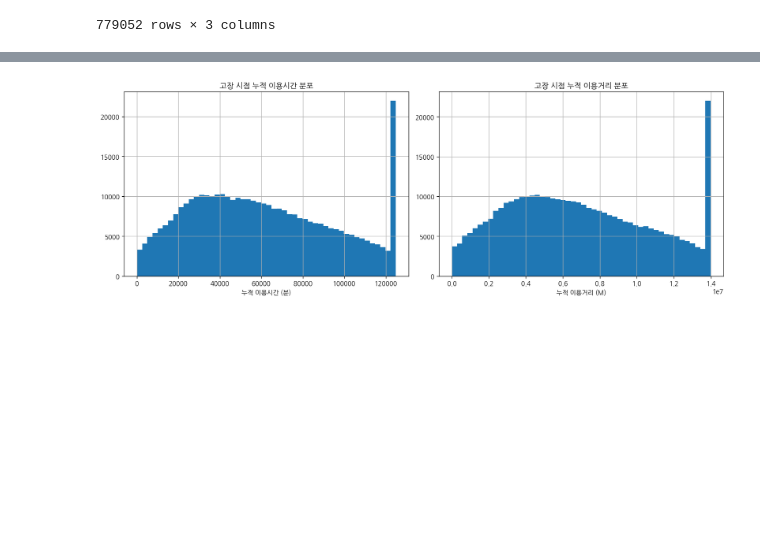
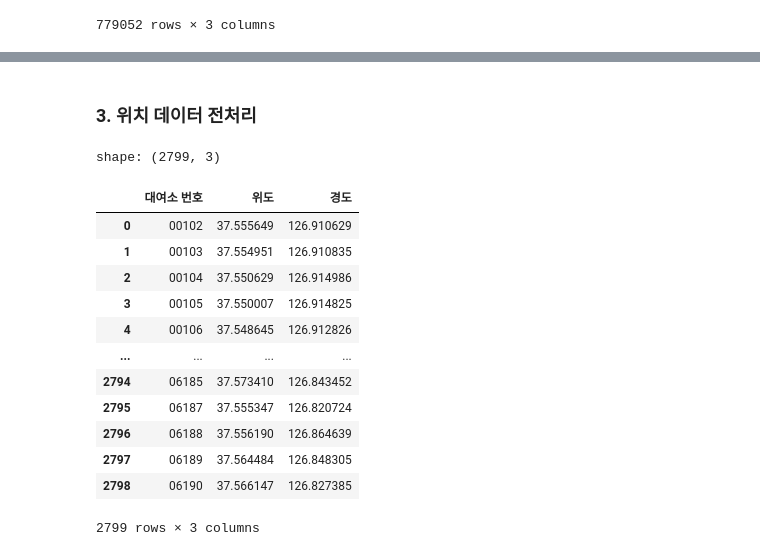
Before and after one commit to Jinx921/26-1_BITAmin_project, a Jupyter notebook: data_eda.ipynb, the cells around one changed output, grey strips where cells are left out. Saved outputs shown, nothing was run; the diff lists cells and outputs as text; code cells hidden in the pictures; blank space fills up the shorter version.

```diff
--- a/data_eda.ipynb
+++ b/data_eda.ipynb
@@ -665,21 +301,54 @@ Name: 고장간격_일, dtype: float64
-# %%
-# 자전거별 누적 이용시간/거리 계산
-merged_data = merged_data.sort_values(['자전거번호', 'date', 'hour'])
-merged_data['누적이용시간'] = merged_data.groupby('자전거번호')['시간별_총이용시간'].cumsum()
-merged_data['누적이용거리'] = merged_data.groupby('자전거번호')['시간별_총이용거리'].cumsum()
-
-# 고장 시점의 누적 사용량
-fault_usage = merged_data[merged_data['고장발생'] == 1][['누적이용시간', '누적이용거리']]
-
-fig, axes = plt.subplots(1, 2, figsize=(14,5))
-fault_usage['누적이용시간'].clip(upper=fault_usage['누적이용시간'].quantile(0.95)).hist(bins=50, ax=axes[0])
-axes[0].set_title('고장 시점 누적 이용시간 분포')
-axes[0].set_xlabel('누적 이용시간 (분)')
-
-fault_usage['누적이용거리'].clip(upper=fault_usage['누적이용거리'].quantile(0.95)).hist(bins=50, ax=axes[1])
-axes[1].set_title('고장 시점 누적 이용거리 분포')
-axes[1].set_xlabel('누적 이용거리 (M)')
-plt.tight_layout()
-plt.show()
-# %% [output]
-[figure, removed]
+# %% [markdown]
+### 3. 위치 데이터 전처리
+# %%
+# location 데이터 전처리
+LOCATION_PATH = os.path.join(base_path, "raw_data/location.csv")
+
+loc = pd.read_csv(
+    LOCATION_PATH,
+    encoding="utf-8-sig",
+    header=None,
+    skiprows=5,                         # 실제 데이터 시작 행
+    usecols=[0, 4, 5],                  # 대여소번호, 위도, 경도
+    names=["대여소 번호", "위도", "경도"],
+    dtype={0: "string"}
+)
+
+# 타입/포맷 정리
+loc["대여소 번호"] = (
+    loc["대여소 번호"].astype("string").str.strip()
+    .str.replace(r"\.0$", "", regex=True)
+    .str.replace(r"[^0-9]", "", regex=True)
+    .replace({"": pd.NA})
+)
+loc["위도"] = pd.to_numeric(loc["위도"], errors="coerce")
+loc["경도"] = pd.to_numeric(loc["경도"], errors="coerce")
+
+# 유효 좌표 + 결측/중복 제거
+valid_coord = loc["위도"].between(33, 39) & loc["경도"].between(124, 132)
+location_all = (
+    loc[valid_coord]
+    .dropna(subset=["대여소 번호", "위도", "경도"])
+    .drop_duplicates("대여소 번호")
+    .reset_index(drop=True)
+)
+
+print("shape:", location_all.shape)
+display(location_all)
+
+location_all.to_parquet(f"{base_path}/processed_data/location_all.parquet", index=False)
+# %% [output]
+shape: (2799, 3)
+|  | 대여소 번호 | 위도 | 경도 |
+| 0 | 00102 | 37.555649 | 126.910629 |
+| 1 | 00103 | 37.554951 | 126.910835 |
+| 2 | 00104 | 37.550629 | 126.914986 |
+| 3 | 00105 | 37.550007 | 126.914825 |
+| 4 | 00106 | 37.548645 | 126.912826 |
+| ... | ... | ... | ... |
+| 2794 | 06185 | 37.573410 | 126.843452 |
+| 2795 | 06187 | 37.555347 | 126.820724 |
+| 2796 | 06188 | 37.556190 | 126.864639 |
+| 2797 | 06189 | 37.564484 | 126.848305 |
+| 2798 | 06190 | 37.566147 | 126.827385 |
+2799 rows × 3 columns
```
Also changed, not shown: parts of 35 cells of this notebook, 1 other file.
